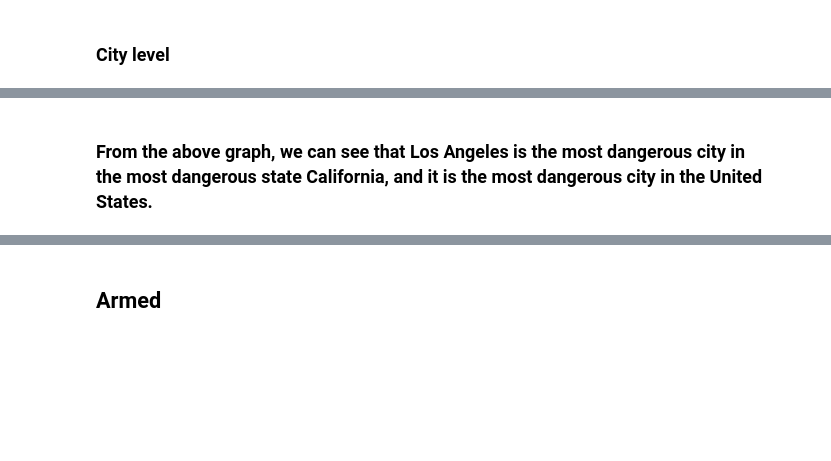
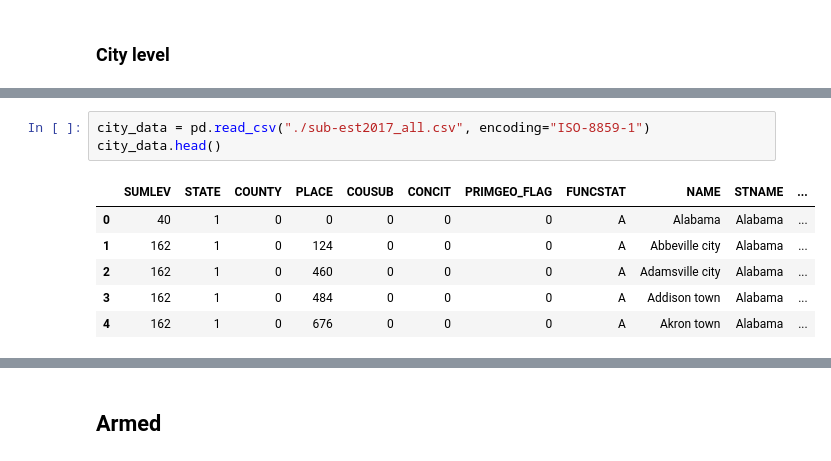
Before and after one commit to xudyang1/data_science_project, a Jupyter notebook: cse351_final_project_bacal_yang_liu.ipynb, the cells around one changed output, grey strips where cells are left out. Drawn from its saved outputs; the diff is of its cells as text; blank space fills up the shorter version.

```diff
--- a/cse351_final_project_bacal_yang_liu.ipynb
+++ b/cse351_final_project_bacal_yang_liu.ipynb
@@ -473,2 +499,10 @@ plt.show()
-# %% [markdown]
-### From the above graph, we can see that Los Angeles is the most dangerous city in the most dangerous state California, and it is the most dangerous city in the United States.
+# %%
+city_data = pd.read_csv("./sub-est2017_all.csv", encoding="ISO-8859-1")
+city_data.head()
+# %% [output]
+|  | SUMLEV | STATE | COUNTY | PLACE | COUSUB | CONCIT | PRIMGEO_FLAG | FUNCSTAT | NAME | STNAME | ... |
+| 0 | 40 | 1 | 0 | 0 | 0 | 0 | 0 | A | Alabama | Alabama | ... |
+| 1 | 162 | 1 | 0 | 124 | 0 | 0 | 0 | A | Abbeville city | Alabama | ... |
+| 2 | 162 | 1 | 0 | 460 | 0 | 0 | 0 | A | Adamsville city | Alabama | ... |
+| 3 | 162 | 1 | 0 | 484 | 0 | 0 | 0 | A | Addison town | Alabama | ... |
+| 4 | 162 | 1 | 0 | 676 | 0 | 0 | 0 | A | Akron town | Alabama | ... |
```
Also changed, not shown: parts of 53 cells of this notebook, 20 other files.
